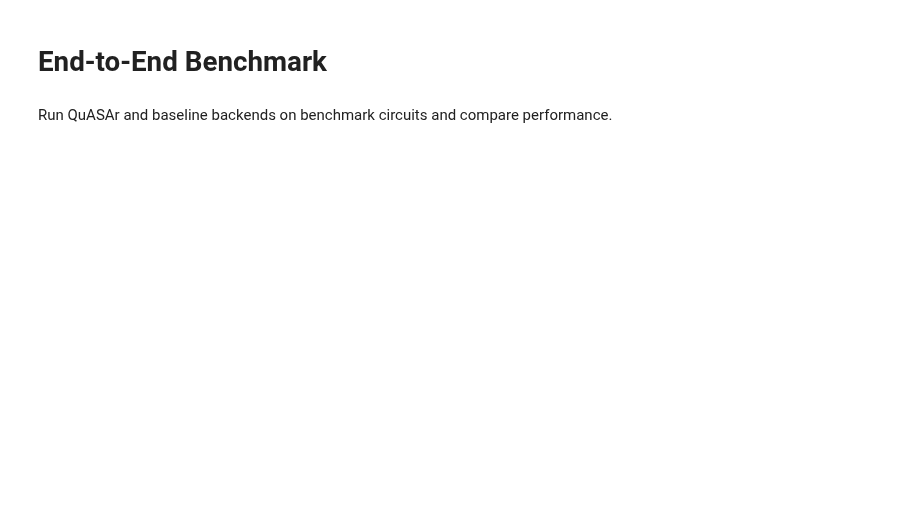
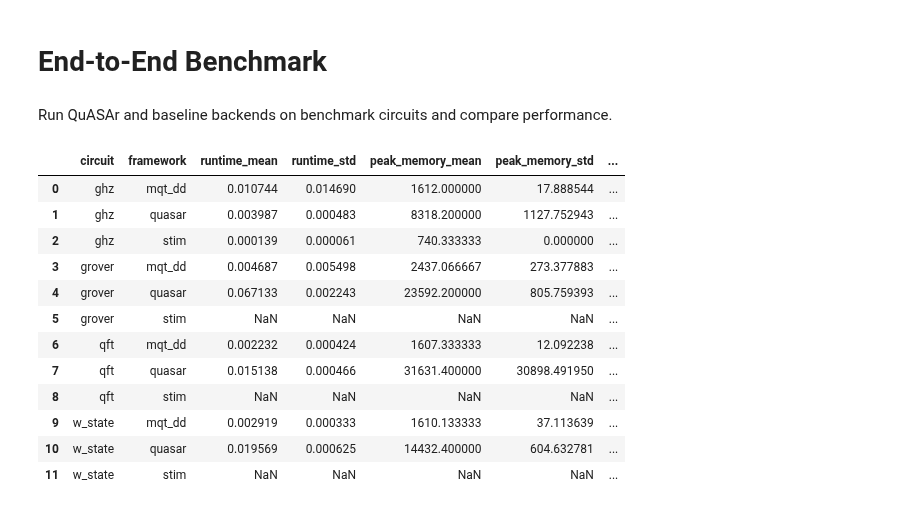
Before and after one commit to tmlittau/QuASAr, a Jupyter notebook: benchmarks/notebooks/02_end_to_end.ipynb, the cells around one changed output. Drawn from its saved outputs; the diff is of its cells as text; code cells hidden in the pictures; blank space fills up the shorter version.

```diff
--- a/benchmarks/notebooks/02_end_to_end.ipynb
+++ b/benchmarks/notebooks/02_end_to_end.ipynb
@@ -59,30 +59,45 @@ for cname, cfn in circuit_fns.items():
             runner = BenchmarkRunner()
             try:
                 rec = runner.run_multiple(circuit, backend, return_state=False, repetitions=3)
             except (NotImplementedError, RuntimeError):
                 continue
             rec.update({'circuit': cname, 'backend_switches': 0, 'conversion_time': 0.0})
             records.append(rec)
     for _ in range(REPETITIONS):
         ce = TrackingConversionEngine()
         runner = BenchmarkRunner()
         engine = SimulationEngine(conversion_engine=ce)
         rec = runner.run_quasar(circuit, engine)
         rec.update({'circuit': cname,
                     'backend_switches': len(rec['result'].conversions),
                     'conversion_time': ce.total_time})
         records.append(rec)
 df = pd.DataFrame(records)
 df['runtime'] = df['total_time_mean'].fillna(df['total_time'])
 df['peak_memory'] = df[['prepare_peak_memory', 'run_peak_memory', 'prepare_peak_memory_mean', 'run_peak_memory_mean']].max(axis=1)
 summary = df.groupby(['circuit','framework']).agg(
     runtime_mean=('runtime','mean'), runtime_std=('runtime','std'),
     peak_memory_mean=('peak_memory','mean'), peak_memory_std=('peak_memory','std'),
     backend_switches_mean=('backend_switches','mean'),
     backend_switches_std=('backend_switches','std'),
     conversion_time_mean=('conversion_time','mean'),
     conversion_time_std=('conversion_time','std')
 ).reset_index()
+results = summary
 ghz_backend = df[(df.circuit == 'ghz') & (df.framework == 'quasar')]['backend'].unique()
 assert len(ghz_backend) == 1 and ghz_backend[0].lower() in {'stim', 'tableau'}, f'GHZ routed to {ghz_backend}'
 summary
+# %% [output]
+|  | circuit | framework | runtime_mean | runtime_std | peak_memory_mean | peak_memory_std | ... |
+| 0 | ghz | mqt_dd | 0.010744 | 0.014690 | 1612.000000 | 17.888544 | ... |
+| 1 | ghz | quasar | 0.003987 | 0.000483 | 8318.200000 | 1127.752943 | ... |
+| 2 | ghz | stim | 0.000139 | 0.000061 | 740.333333 | 0.000000 | ... |
+| 3 | grover | mqt_dd | 0.004687 | 0.005498 | 2437.066667 | 273.377883 | ... |
+| 4 | grover | quasar | 0.067133 | 0.002243 | 23592.200000 | 805.759393 | ... |
+| 5 | grover | stim | NaN | NaN | NaN | NaN | ... |
+| 6 | qft | mqt_dd | 0.002232 | 0.000424 | 1607.333333 | 12.092238 | ... |
+| 7 | qft | quasar | 0.015138 | 0.000466 | 31631.400000 | 30898.491950 | ... |
+| 8 | qft | stim | NaN | NaN | NaN | NaN | ... |
+| 9 | w_state | mqt_dd | 0.002919 | 0.000333 | 1610.133333 | 37.113639 | ... |
+| 10 | w_state | quasar | 0.019569 | 0.000625 | 14432.400000 | 604.632781 | ... |
+| 11 | w_state | stim | NaN | NaN | NaN | NaN | ... |
```
Also changed, not shown: parts of 5 cells of this notebook, 2 other files.
